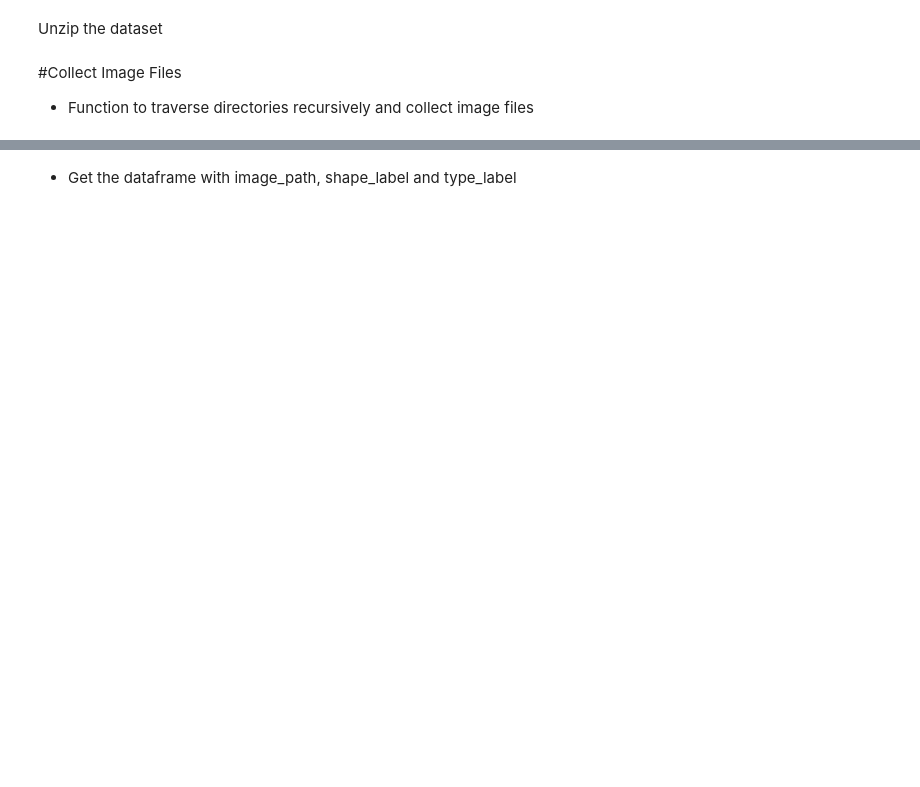
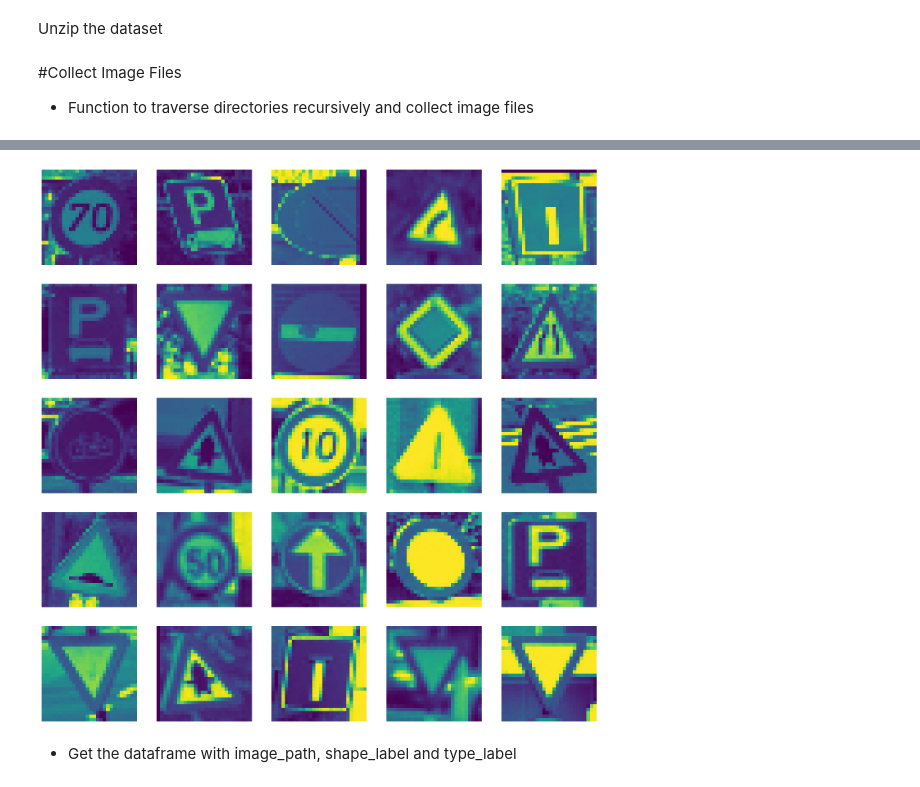
Before and after one commit to BenjapornW/Road-Traffic-Signs-Image-Classification-using-a-Neural-Network, a Jupyter notebook: s3959666_s3961136.ipynb, the cells around one changed output, grey strips where cells are left out. Saved outputs shown, nothing was run; the diff lists cells and outputs as text; code cells hidden in the pictures; blank space fills up the shorter version.

```diff
--- a/s3959666_s3961136.ipynb
+++ b/s3959666_s3961136.ipynb
@@ -63,4 +63,30 @@ for image_file in all_image_files:
 # %%
 # Create a DataFrame with image file paths in a column named 'image_path'
 df = pd.DataFrame({'image_path': all_image_files})
+# %%
+# Visualize image file
+import random
+import os
+from matplotlib.image import imread
+import matplotlib.pyplot as plt
+import pandas as pd
+
+data_dir = os.getcwd()
+imgs = df['image_path'].values
+plt.figure(figsize=(20,20))
+
+for i in range(1, 26):
+    plt.subplot(5,5,i)
+    random_image_path = os.path.join(data_dir, random.choice(imgs))
+    random_image = imread(random_image_path)
+    # Display the image in grayscale regardless of its original format
+    # plt.imshow(random_image, cmap='gray')
+    plt.imshow(random_image)
+    plt.axis('off')
+    plt.xlabel(random_image.shape[0], fontsize=20)
+    plt.ylabel(random_image.shape[1], fontsize=20)
+
+plt.show()
+# %% [output]
+[figure, added]
 # %%
```
Also changed, not shown: parts of 13 cells of this notebook.
